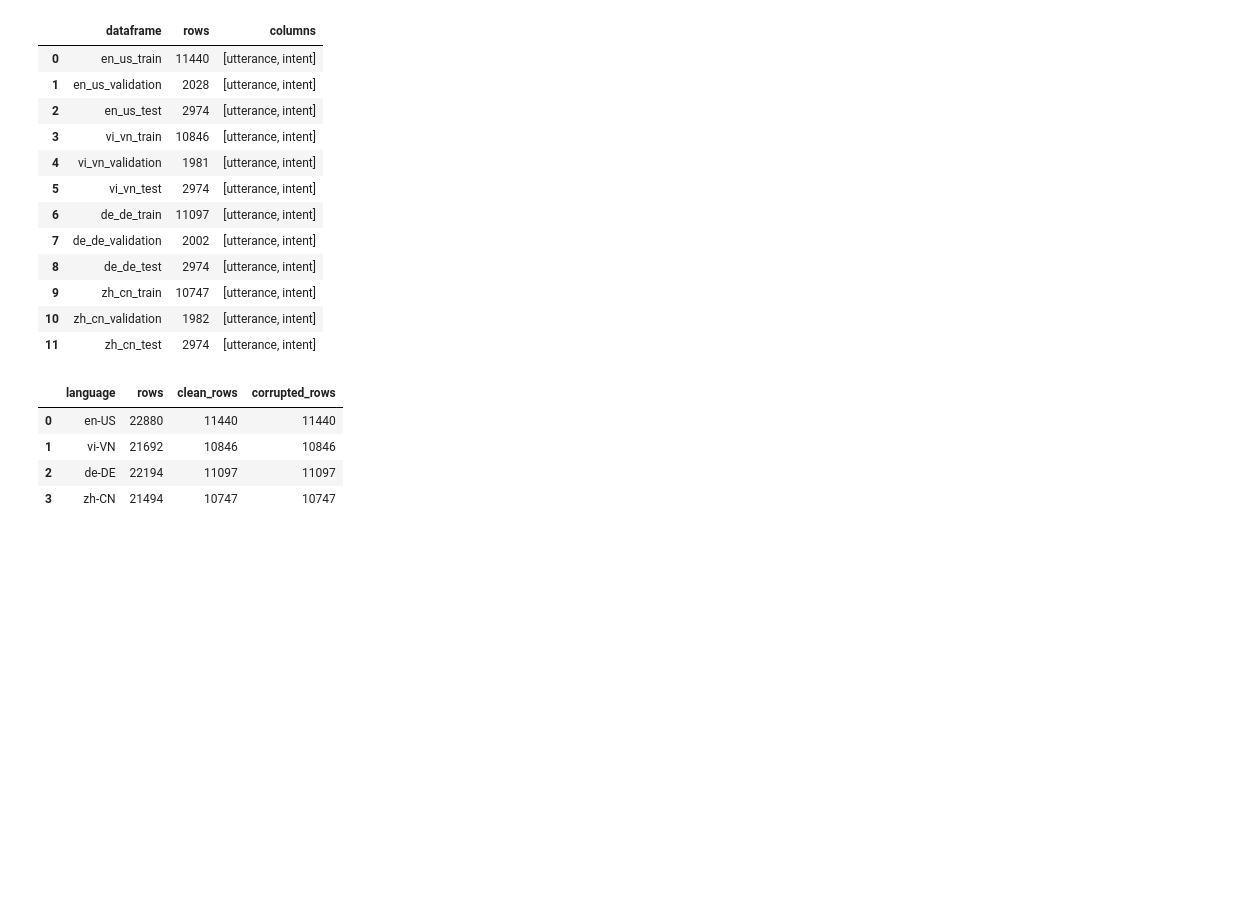
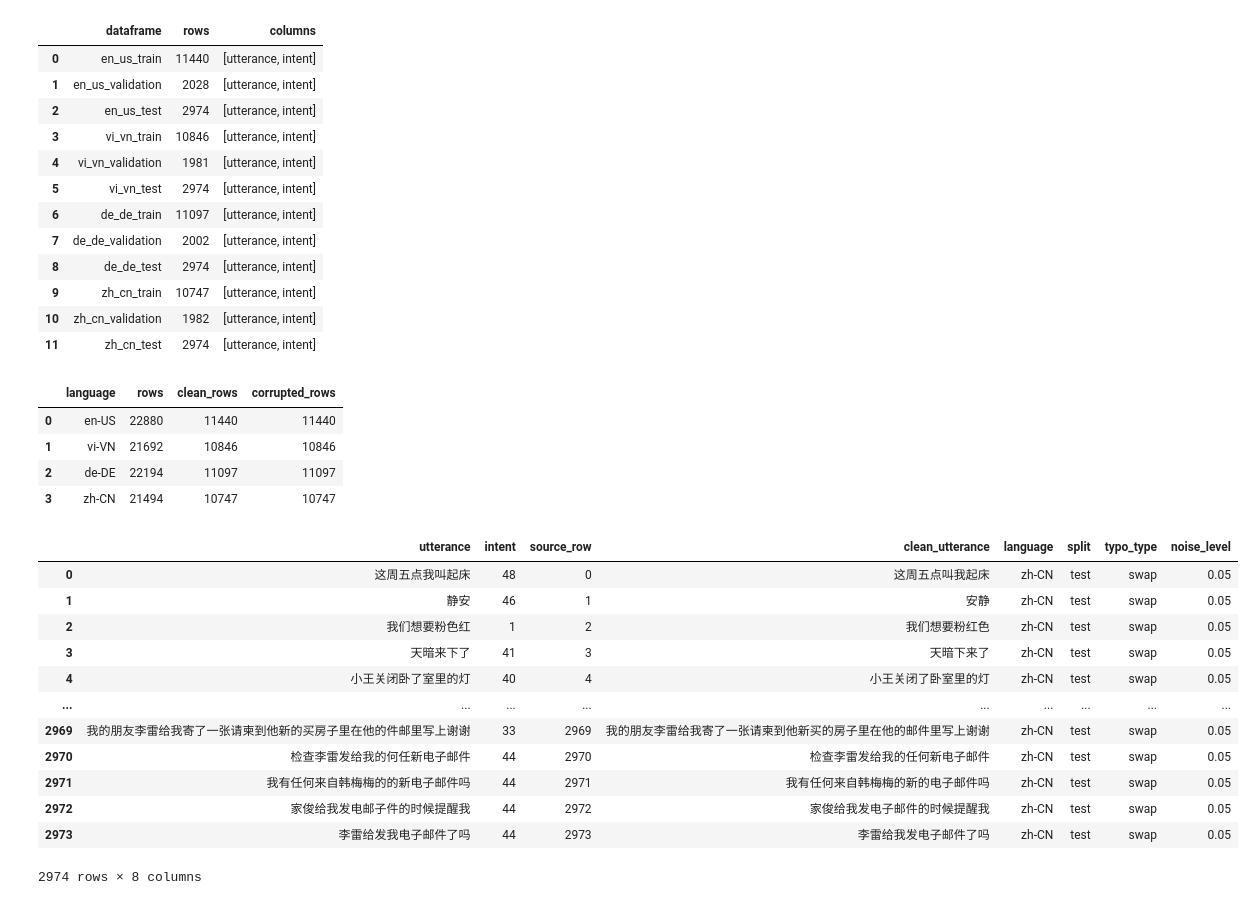
Before and after one commit to phamttho/EssentialsNLP, a Jupyter notebook: EssentialsNLP.ipynb, the cells around one changed output. Cells and saved outputs as stored; diff of their text form; code cells hidden in the pictures; blank space fills up the shorter version.

```diff
--- a/EssentialsNLP.ipynb
+++ b/EssentialsNLP.ipynb
@@ -407,3 +407,51 @@ display(pd.DataFrame([{'language': language, 'rows': len(frame), 'clean_rows': i
 | 1 | vi-VN | 21692 | 10846 | 10846 |
 | 2 | de-DE | 22194 | 11097 | 11097 |
 | 3 | zh-CN | 21494 | 10747 | 10747 |
+# %%
+# Clean training DataFrames:
+
+en_us_train
+vi_vn_train
+de_de_train
+zh_cn_train
+
+# Clean validation DataFrames:
+en_us_validation
+vi_vn_validation
+de_de_validation
+zh_cn_validation
+
+# Clean test DataFrames:
+en_us_test
+vi_vn_test
+de_de_test
+zh_cn_test
+
+# Typo-augmented training DataFrames:
+augmented_train['en-US']
+augmented_train['vi-VN']
+augmented_train['de-DE']
+augmented_train['zh-CN']
+
+# Each augmented DataFrame contains clean and corrupted training examples.
+# Shared corrupted test sets:
+# test_files[(language, typo_type, noise_level)]
+# Example:
+test_files[('en-US', 'deletion', 0.05)]
+test_files[('vi-VN', 'substitution', 0.10)]
+test_files[('de-DE', 'duplication', 0.20)]
+test_files[('zh-CN', 'swap', 0.05)]
+# %% [output]
+|  | utterance | intent | source_row | clean_utterance | language | split | typo_type | noise_level |
+| 0 | 这周五点我叫起床 | 48 | 0 | 这周五点叫我起床 | zh-CN | test | swap | 0.05 |
+| 1 | 静安 | 46 | 1 | 安静 | zh-CN | test | swap | 0.05 |
+| 2 | 我们想要粉色红 | 1 | 2 | 我们想要粉红色 | zh-CN | test | swap | 0.05 |
+| 3 | 天暗来下了 | 41 | 3 | 天暗下来了 | zh-CN | test | swap | 0.05 |
+| 4 | 小王关闭卧了室里的灯 | 40 | 4 | 小王关闭了卧室里的灯 | zh-CN | test | swap | 0.05 |
+| ... | ... | ... | ... | ... | ... | ... | ... | ... |
+| 2969 | 我的朋友李雷给我寄了一张请柬到他新的买房子里在他的件邮里写上谢谢 | 33 | 2969 | 我的朋友李雷给我寄了一张请柬到他新买的房子里在他的邮件里写上谢谢 | zh-CN | test | swap | 0.05 |
+| 2970 | 检查李雷发给我的何任新电子邮件 | 44 | 2970 | 检查李雷发给我的任何新电子邮件 | zh-CN | test | swap | 0.05 |
+| 2971 | 我有任何来自韩梅梅的的新电子邮件吗 | 44 | 2971 | 我有任何来自韩梅梅的新的电子邮件吗 | zh-CN | test | swap | 0.05 |
+| 2972 | 家俊给我发电邮子件的时候提醒我 | 44 | 2972 | 家俊给我发电子邮件的时候提醒我 | zh-CN | test | swap | 0.05 |
+| 2973 | 李雷给发我电子邮件了吗 | 44 | 2973 | 李雷给我发电子邮件了吗 | zh-CN | test | swap | 0.05 |
+2974 rows × 8 columns
```
